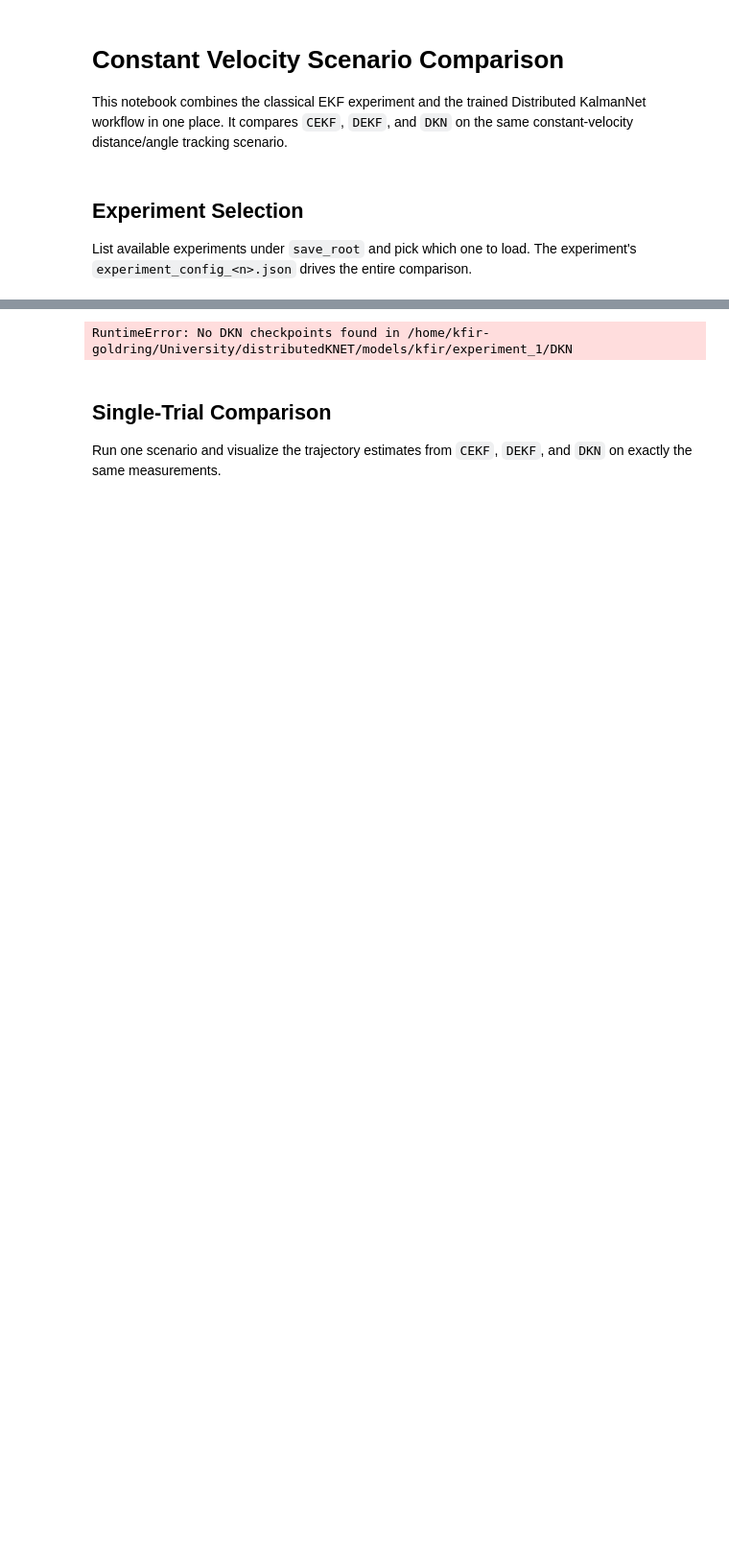
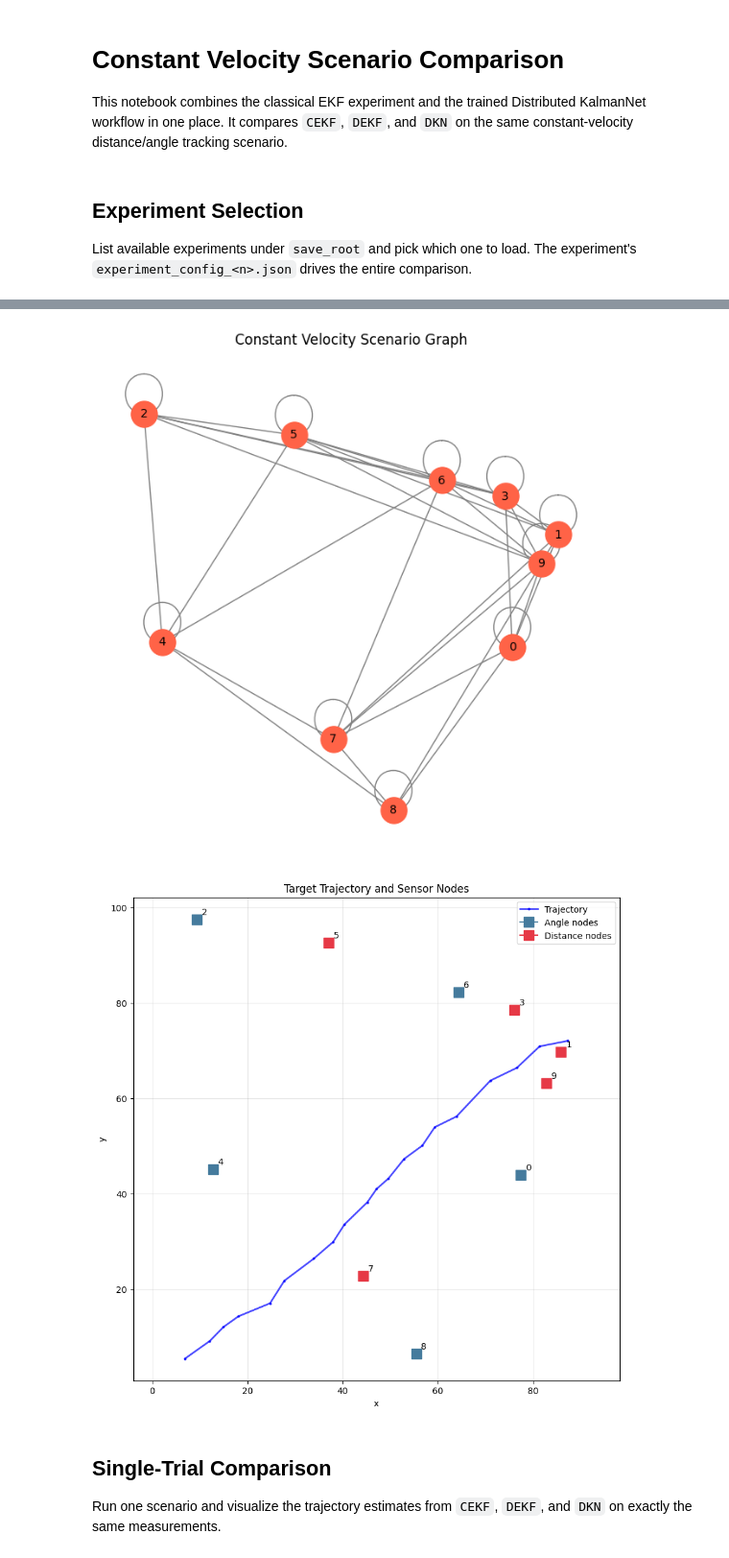
Before and after one commit to AvivG123/distributedKNET, a Jupyter notebook: notebooks/const_vel_scenario_comparison.ipynb, the cells around one changed output, grey strips where cells are left out. Shown at 96% size. Drawn from its saved outputs; the diff is of its cells as text; code cells hidden in the pictures; blank space fills up the shorter version.

```diff
--- a/notebooks/const_vel_scenario_comparison.ipynb
+++ b/notebooks/const_vel_scenario_comparison.ipynb
@@ -80,5 +91,5 @@ Available experiments:
 # %%
-EXPERIMENT = 1 # ← set this to the number printed above, then run
+EXPERIMENT = 3# ← set this to the number printed above, then run
 
 experiment_dir = experiments[EXPERIMENT - 1]
 config_val = load_experiment_config(experiment_dir)
@@ -88,7 +99,14 @@ print(pd.Series(config_val))
 seed_everything(config_val["seed"])
 
 num_nodes = config_val["num_nodes"]
+use_dt_mismatch = config_val.get("use_dt_mismatch", False)
+dt_mismatch_values = config_val.get("dt_mismatch_values", [1.0])
+default_dkn_dt_ratio = min(dt_mismatch_values, key=lambda ratio: abs(float(ratio) - 1.0)) if use_dt_mismatch else None
+
 state_dimension = config_val["state_dimension"]
+x_init = np.array(config_val["x0"], dtype=float).reshape(state_dimension, 1)
+p0 = np.eye(state_dimension) * config_val["p0_scale"]
+
 train_time_steps = config_val["train_time_steps"]
 test_time_steps = config_val.get("test_time_steps", train_time_steps)
 num_time_steps = test_time_steps
@@ -96,22 +114,12 @@ num_trials = config_val["num_trials"]
 process_noise_std = config_val["process_noise_std"]
 time_delta = config_val["time_delta"]
 measurement_noise_values = config_val["measurement_noise_values"]
-
-dkn_dir = experiment_dir / "DKN"
-available_noise_values = [r for r in measurement_noise_values if (dkn_dir / f"r={r}.pth").exists()]
-missing_noise_values = [r for r in measurement_noise_values if r not in available_noise_values]
-if missing_noise_values:
-    print(f"Warning: missing DKN checkpoints for r={missing_noise_values} in {dkn_dir} — skipping.")
-if not available_noise_values:
-    raise RuntimeError(f"No DKN checkpoints found in {dkn_dir}")
-measurement_noise_values = available_noise_values
-
-x_init = np.array(config_val["x0"], dtype=float).reshape(state_dimension, 1)
-p0 = np.eye(state_dimension) * config_val["p0_scale"]
-
 node_positions = np.array(config_val["node_positions"], dtype=float)
 f_system = ConstantVelocityModel(time_delta)
+f_system_dkn = ConstantVelocityModel(time_delta * float(default_dkn_dt_ratio)) if use_dt_mismatch else f_system
 h_system = DistanceAngleObservation(node_positions)
+node_types = h_system.node_classification[:, 0].numpy().astype(int)
+
 adjacency_matrix = create_distance_based_graph(
     node_positions,
     k_neighbors=config_val["k_neighbors"],
@@ -119,7 +127,25 @@ adjacency_matrix = create_distance_based_graph(
 )
 j_matrix = np.array(adjacency_matrix, dtype=float, copy=True)
 np.fill_diagonal(j_matrix, 1.0)
-node_types = h_system.node_classification[:, 0].numpy().astype(int)
+
+# Match checkpoint names from DKN_training.py, including optional dt-mismatch runs.
+def dkn_run_name(r_noise, dt_ratio=None):
+    if use_dt_mismatch:
+        ratio = default_dkn_dt_ratio if dt_ratio is None else dt_ratio
+        return f"r={r_noise}_dtx{ratio}"
+    return f"r={r_noise}"
+
+def dkn_model_path(r_noise, dt_ratio=None, base_dir=experiment_dir):
+    return base_dir / "DKN" / f"{dkn_run_name(r_noise, dt_ratio)}.pth"
+
+dkn_dir = experiment_dir / "DKN"
+available_noise_values = [r for r in measurement_noise_values if dkn_model_path(r).exists()]
+missing_noise_values = [r for r in measurement_noise_values if r not in available_noise_values]
+if missing_noise_values:
+    print(f"Warning: missing DKN checkpoints for r={missing_noise_values} in {dkn_dir} — skipping.")
+if not available_noise_values:
+    raise RuntimeError(f"No DKN checkpoints found in {dkn_dir}")
+measurement_noise_values = available_noise_values
 
 plot_dir = experiment_dir / "plots"
 plot_dir.mkdir(parents=True, exist_ok=True)
@@ -129,8 +155,11 @@ def get_trial_data(r_noise):
     measurements = generate_measurements(h_system, trajectory, r_noise)
     return trajectory, measurements
 
-print(f"\nTrain time steps: {train_time_steps}")
+print(f"\nTrain nodes:      {num_nodes}")
+print(f"Train time steps: {train_time_steps}")
 print(f"Test time steps:  {test_time_steps}")
+if use_dt_mismatch:
+    print(f"DKN checkpoint dt ratio for non-mismatch sections: {default_dkn_dt_ratio}")
 plot_graph(adjacency_matrix, node_positions, title="Constant Velocity Scenario Graph")
 plot_trajectory_and_nodes(node_positions, node_types, generate_trajectory(f_system, x_init, num_time_steps, process_noise_std))
 # %% [output]
@@ -154,4 +183,5 @@ Warning: missing DKN checkpoints for r=[1.0] in /home/kfir-goldring/University/d
-RuntimeError: No DKN checkpoints found in /home/kfir-goldring/University/distributedKNET/models/kfir/experiment_1/DKN
+[figure, added]
+[figure, added]
 # %% [markdown]
 ## Single-Trial Comparison
 
```
Also changed, not shown: parts of 9 cells of this notebook, 3 other files.
